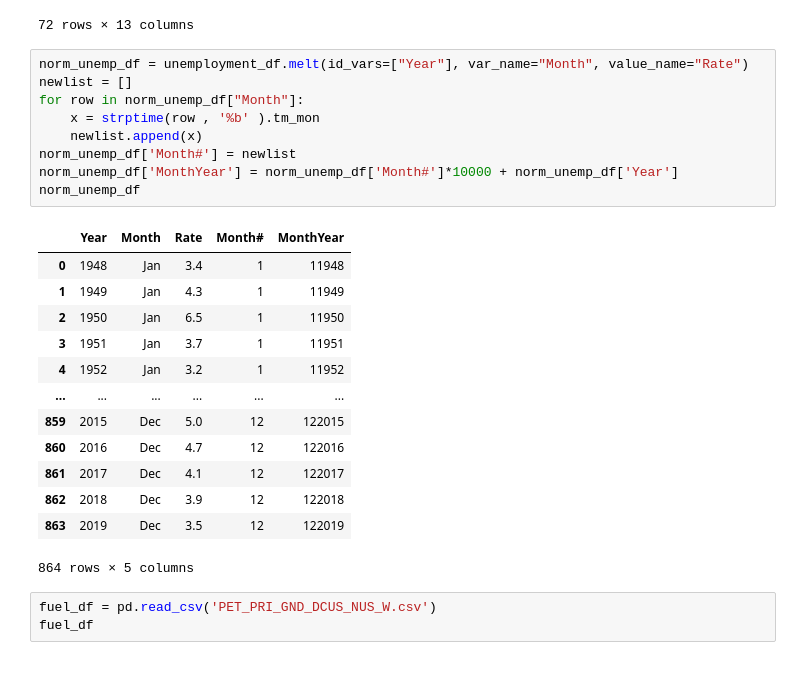
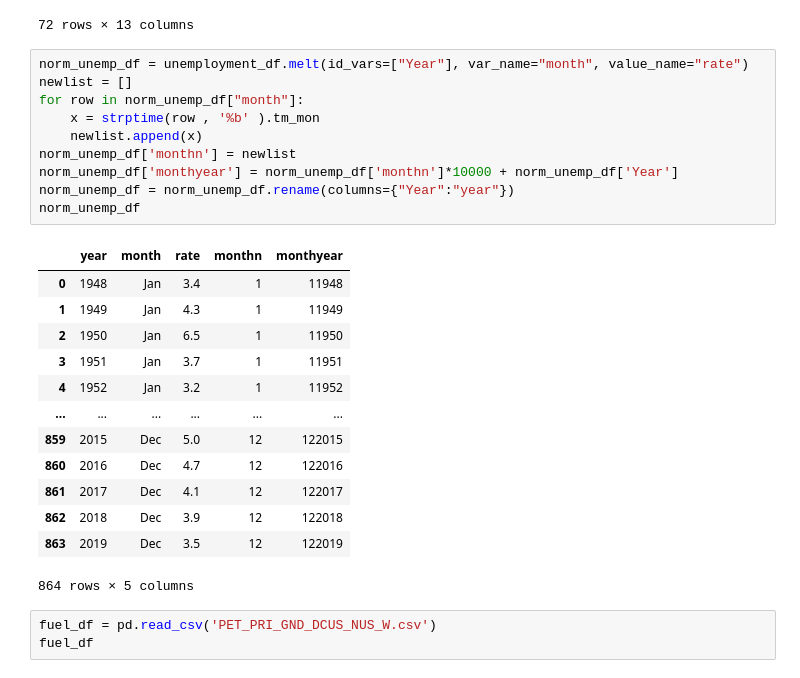
Before and after one commit to kaseynwilson/ETL-Project, a Jupyter notebook: Untitled.ipynb, the cells around one changed output. Drawn from its saved outputs; the diff is of its cells as text.

```diff
--- a/Untitled.ipynb
+++ b/Untitled.ipynb
@@ -22,16 +21,17 @@ unemployment_df
 | 71 | 2019 | 4.0 | 3.8 | 3.8 | 3.6 | 3.6 | 3.7 | 3.7 | 3.7 | 3.5 | 3.6 | ... |
 72 rows × 13 columns
 # %%
-norm_unemp_df = unemployment_df.melt(id_vars=["Year"], var_name="Month", value_name="Rate")
+norm_unemp_df = unemployment_df.melt(id_vars=["Year"], var_name="month", value_name="rate")
 newlist = []
-for row in norm_unemp_df["Month"]:
+for row in norm_unemp_df["month"]:
     x = strptime(row , '%b' ).tm_mon
     newlist.append(x)
-norm_unemp_df['Month#'] = newlist
-norm_unemp_df['MonthYear'] = norm_unemp_df['Month#']*10000 + norm_unemp_df['Year']
+norm_unemp_df['monthn'] = newlist
+norm_unemp_df['monthyear'] = norm_unemp_df['monthn']*10000 + norm_unemp_df['Year']
+norm_unemp_df = norm_unemp_df.rename(columns={"Year":"year"})
 norm_unemp_df
 # %% [output]
-|  | Year | Month | Rate | Month# | MonthYear |
+|  | year | month | rate | monthn | monthyear |
 | 0 | 1948 | Jan | 3.4 | 1 | 11948 |
 | 1 | 1949 | Jan | 4.3 | 1 | 11949 |
 | 2 | 1950 | Jan | 6.5 | 1 | 11950 |
```
Also changed, not shown: parts of 7 cells of this notebook.
